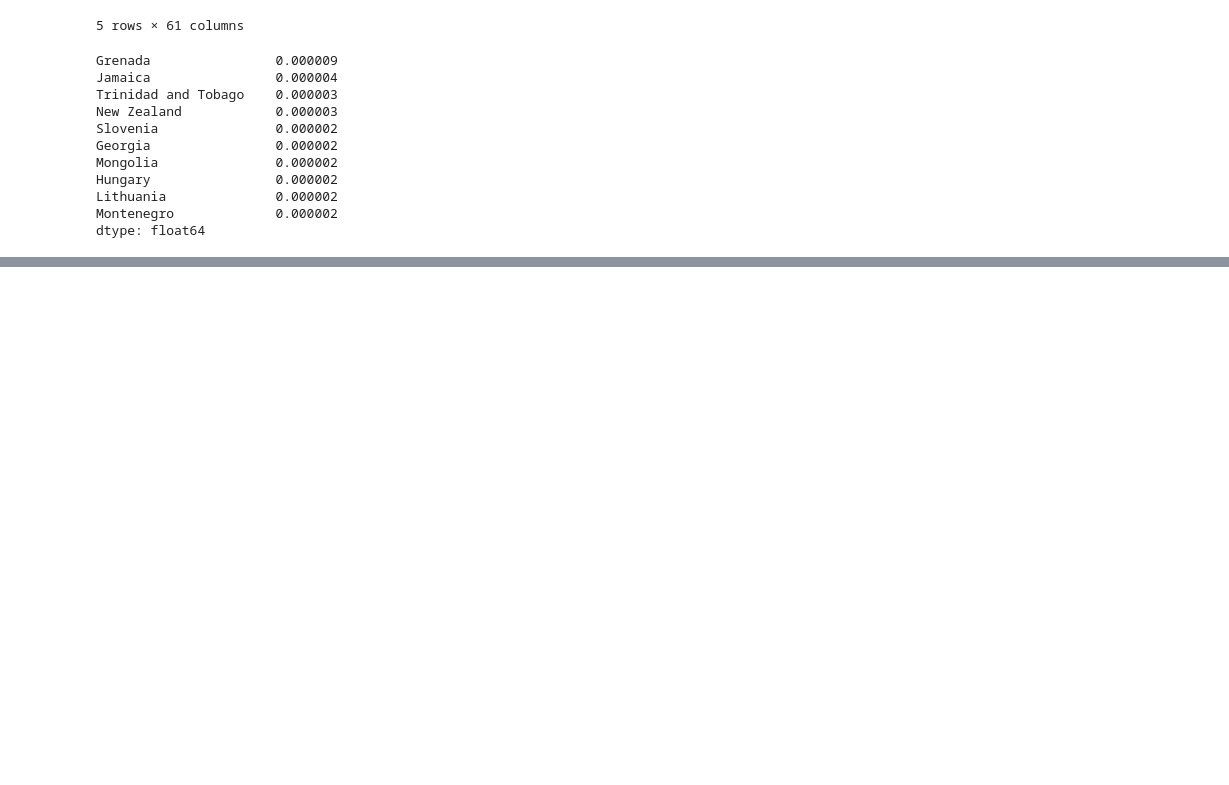
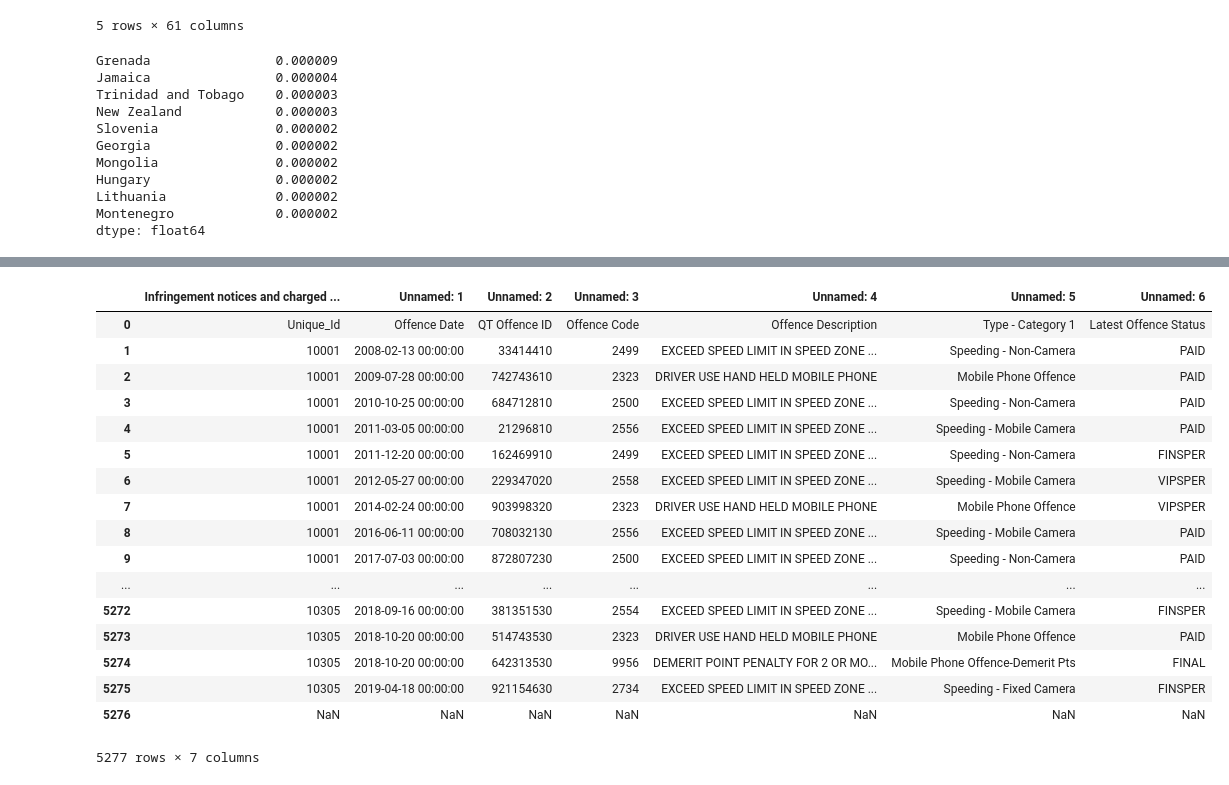
Before and after one commit to jaworra/Jupyter-Notebooks, a Jupyter notebook: pythonCharmersDay2.ipynb, the cells around one changed output, grey strips where cells are left out. Drawn from its saved outputs; the diff is of its cells as text; code cells hidden in the pictures; blank space fills up the shorter version.

```diff
--- a/pythonCharmersDay2.ipynb
+++ b/pythonCharmersDay2.ipynb
@@ -316,0 +403,21 @@ compCountryPopMedals.nlargest(10).plot(kind='bar')
+# %%
+pd.read_excel('training_data_Mobile_Phone_offences.xlsx')
+# %% [output]
+|  | Infringement notices and charged ... | Unnamed: 1 | Unnamed: 2 | Unnamed: 3 | Unnamed: 4 | Unnamed: 5 | Unnamed: 6 |
+| 0 | Unique_Id | Offence Date | QT Offence ID | Offence Code | Offence Description | Type - Category 1 | Latest Offence Status |
+| 1 | 10001 | 2008-02-13 00:00:00 | 33414410 | 2499 | EXCEED SPEED LIMIT IN SPEED ZONE ... | Speeding - Non-Camera | PAID |
+| 2 | 10001 | 2009-07-28 00:00:00 | 742743610 | 2323 | DRIVER USE HAND HELD MOBILE PHONE | Mobile Phone Offence | PAID |
+| 3 | 10001 | 2010-10-25 00:00:00 | 684712810 | 2500 | EXCEED SPEED LIMIT IN SPEED ZONE ... | Speeding - Non-Camera | PAID |
+| 4 | 10001 | 2011-03-05 00:00:00 | 21296810 | 2556 | EXCEED SPEED LIMIT IN SPEED ZONE ... | Speeding - Mobile Camera | PAID |
+| 5 | 10001 | 2011-12-20 00:00:00 | 162469910 | 2499 | EXCEED SPEED LIMIT IN SPEED ZONE ... | Speeding - Non-Camera | FINSPER |
+| 6 | 10001 | 2012-05-27 00:00:00 | 229347020 | 2558 | EXCEED SPEED LIMIT IN SPEED ZONE ... | Speeding - Mobile Camera | VIPSPER |
+| 7 | 10001 | 2014-02-24 00:00:00 | 903998320 | 2323 | DRIVER USE HAND HELD MOBILE PHONE | Mobile Phone Offence | VIPSPER |
+| 8 | 10001 | 2016-06-11 00:00:00 | 708032130 | 2556 | EXCEED SPEED LIMIT IN SPEED ZONE ... | Speeding - Mobile Camera | PAID |
+| 9 | 10001 | 2017-07-03 00:00:00 | 872807230 | 2500 | EXCEED SPEED LIMIT IN SPEED ZONE ... | Speeding - Non-Camera | PAID |
+| ... | ... | ... | ... | ... | ... | ... | ... |
+| 5272 | 10305 | 2018-09-16 00:00:00 | 381351530 | 2554 | EXCEED SPEED LIMIT IN SPEED ZONE ... | Speeding - Mobile Camera | FINSPER |
+| 5273 | 10305 | 2018-10-20 00:00:00 | 514743530 | 2323 | DRIVER USE HAND HELD MOBILE PHONE | Mobile Phone Offence | PAID |
+| 5274 | 10305 | 2018-10-20 00:00:00 | 642313530 | 9956 | DEMERIT POINT PENALTY FOR 2 OR MO... | Mobile Phone Offence-Demerit Pts | FINAL |
+| 5275 | 10305 | 2019-04-18 00:00:00 | 921154630 | 2734 | EXCEED SPEED LIMIT IN SPEED ZONE ... | Speeding - Fixed Camera | FINSPER |
+| 5276 | NaN | NaN | NaN | NaN | NaN | NaN | NaN |
+5277 rows × 7 columns
```
Also changed, not shown: parts of 18 cells of this notebook.
